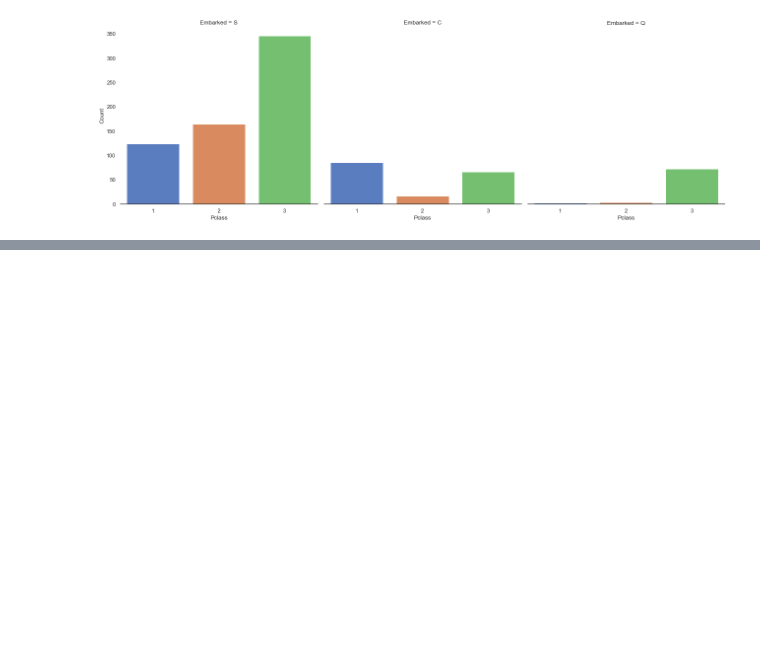
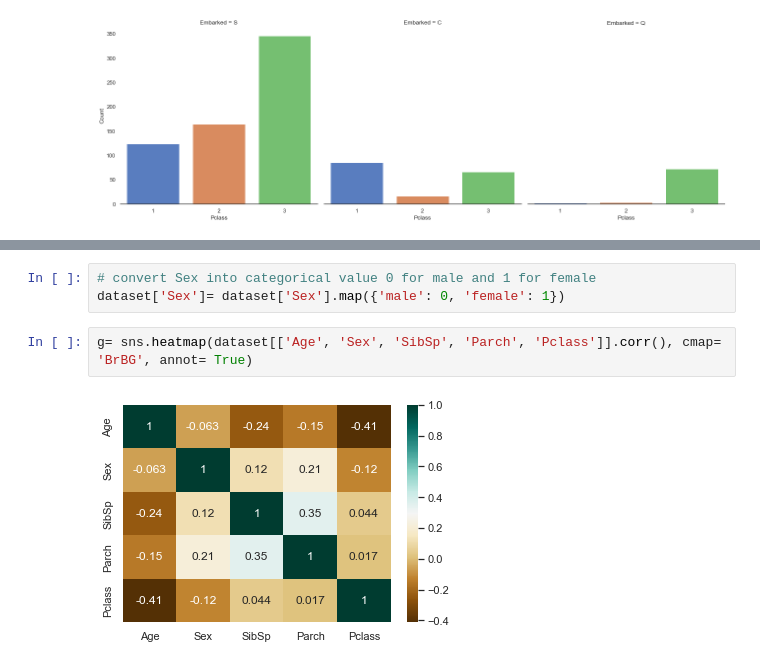
Before and after one commit to gks4478/TIL, a Jupyter notebook: Titanic Top 4% with ensemble modeling.ipynb, the cells around one changed output, grey strips where cells are left out. Saved outputs shown, nothing was run; the diff lists cells and outputs as text; blank space fills up the shorter version.

```diff
--- a/Titanic Top 4% with ensemble modeling.ipynb
+++ b/Titanic Top 4% with ensemble modeling.ipynb
@@ -285,0 +299,7 @@ g= g.set_ylabels('Count')
+# %%
+# convert Sex into categorical value 0 for male and 1 for female
+dataset['Sex']= dataset['Sex'].map({'male': 0, 'female': 1})
+# %%
+g= sns.heatmap(dataset[['Age', 'Sex', 'SibSp', 'Parch', 'Pclass']].corr(), cmap= 'BrBG', annot= True)
+# %% [output]
+[figure, added]
```
Also changed, not shown: parts of 18 cells of this notebook.
